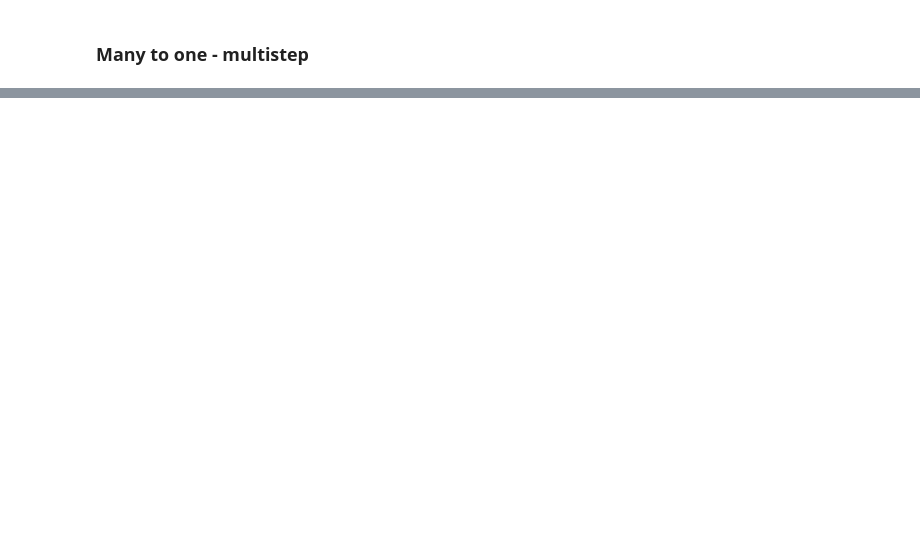
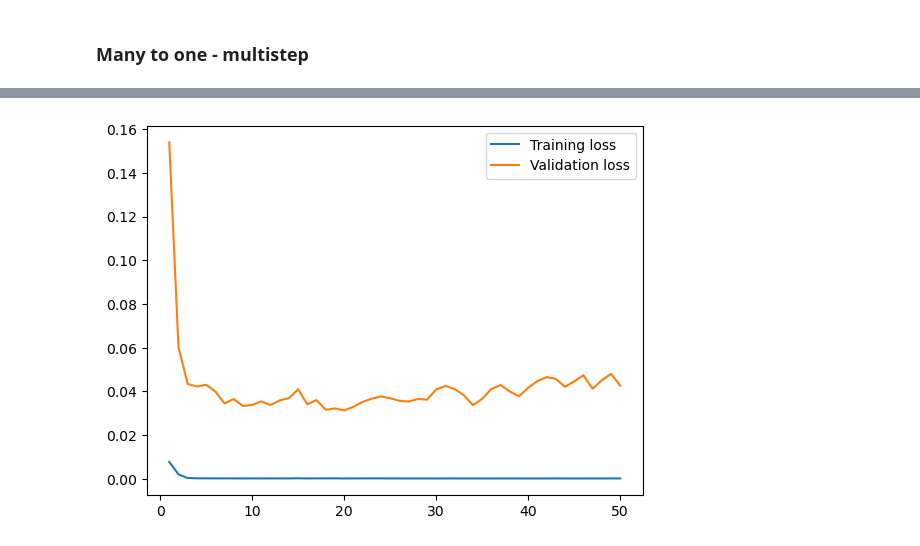
Before and after one commit to rvive/DeepLearning_for_CV, a Jupyter notebook: RNNs/lstm.ipynb, the cells around one changed output, grey strips where cells are left out. Saved outputs shown, nothing was run; the diff lists cells and outputs as text; code cells hidden in the pictures; blank space fills up the shorter version.

```diff
--- a/RNNs/lstm.ipynb
+++ b/RNNs/lstm.ipynb
@@ -656,0 +735,35 @@ def split_sequences(input_sequences, output_sequence, n_steps_in, n_steps_out):
+# %%
+class LSTM(nn.Module):
+
+    def __init__(self):
+        super().__init__()
+        self.hidden_size = 32
+        self.num_layers = 1
+        self.n_steps = 10  # Number of future steps to predict
+        self.lstm = nn.LSTM(input_size=3, hidden_size=self.hidden_size, num_layers=self.num_layers, batch_first=True)
+        self.dropout = nn.Dropout(0.2)
+        self.fc1 = nn.Linear(self.hidden_size, 16)
+        self.fc2 = nn.Linear(16, self.n_steps)  # Output layer predicts n_steps
+
+        self.relu = nn.ReLU()
+
+    def forward(self, x):
+        # Initialize hidden and cell states
+        h_0 = torch.zeros(self.num_layers, x.size(0), self.hidden_size).to(x.device)
+        c_0 = torch.zeros(self.num_layers, x.size(0), self.hidden_size).to(x.device)
+
+        # Propagate input through LSTM
+        output, (hn, cn) = self.lstm(x, (h_0, c_0))
+
+        # Use the last hidden state
+        hn = hn[-1]  # Take the last layer's hidden state
+
+        # Pass through fully connected layers
+        out = self.relu(hn)
+        out = self.fc1(out)
+        out = self.relu(out)
+        out = self.fc2(out)  # Final output with n_steps predictions
+
+        return out
+
+model = LSTM().to(device)
@@ -656,0 +882,9 @@ def split_sequences(input_sequences, output_sequence, n_steps_in, n_steps_out):
+# %%
+x = np.linspace(1,len(val_hist),len(val_hist))
+plt.plot(x, train_hist, scalex=True, label="Training loss")
+plt.plot(x, val_hist, label="Validation loss")
+plt.legend()
+
+plt.show()
+# %% [output]
+[figure, added]
```
Also changed, not shown: parts of 34 cells of this notebook, 1 other file.
